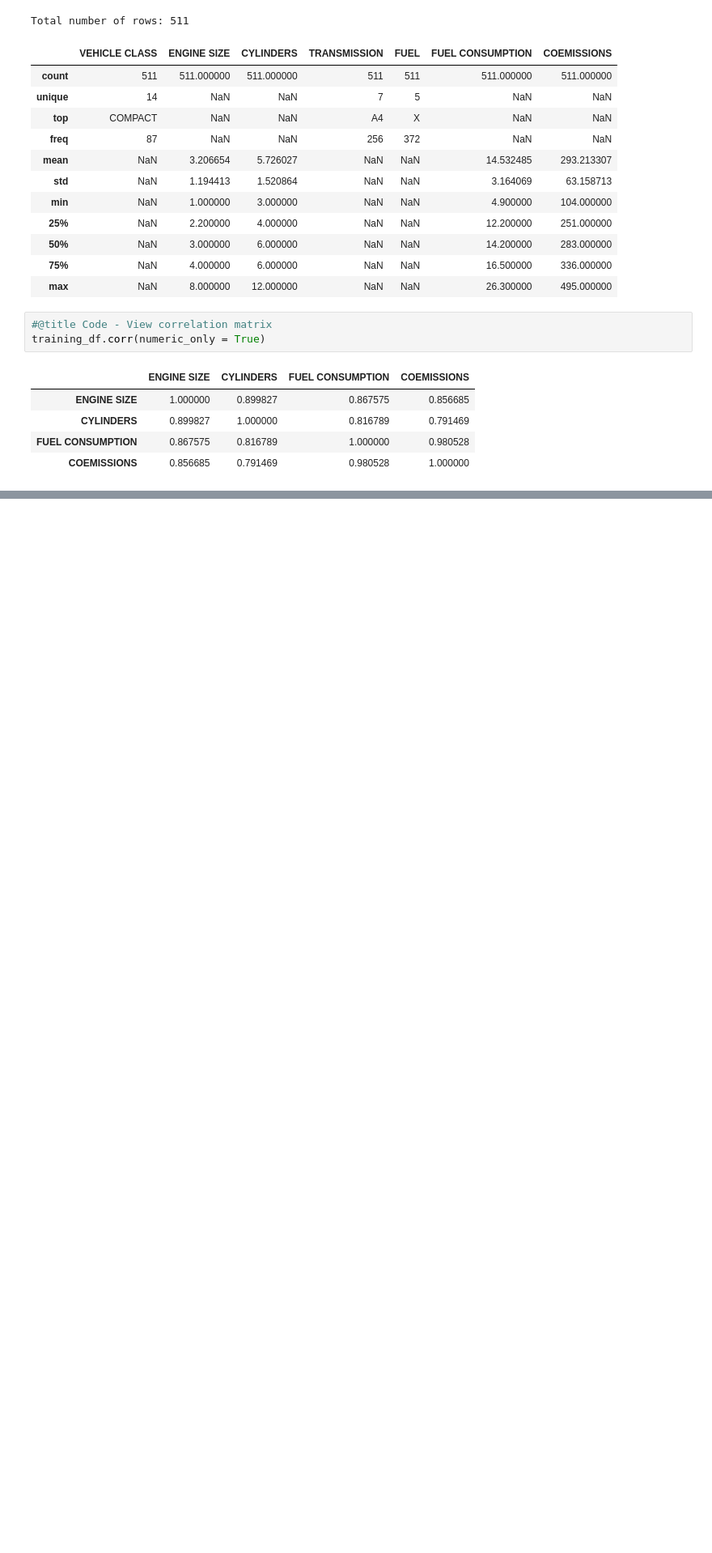
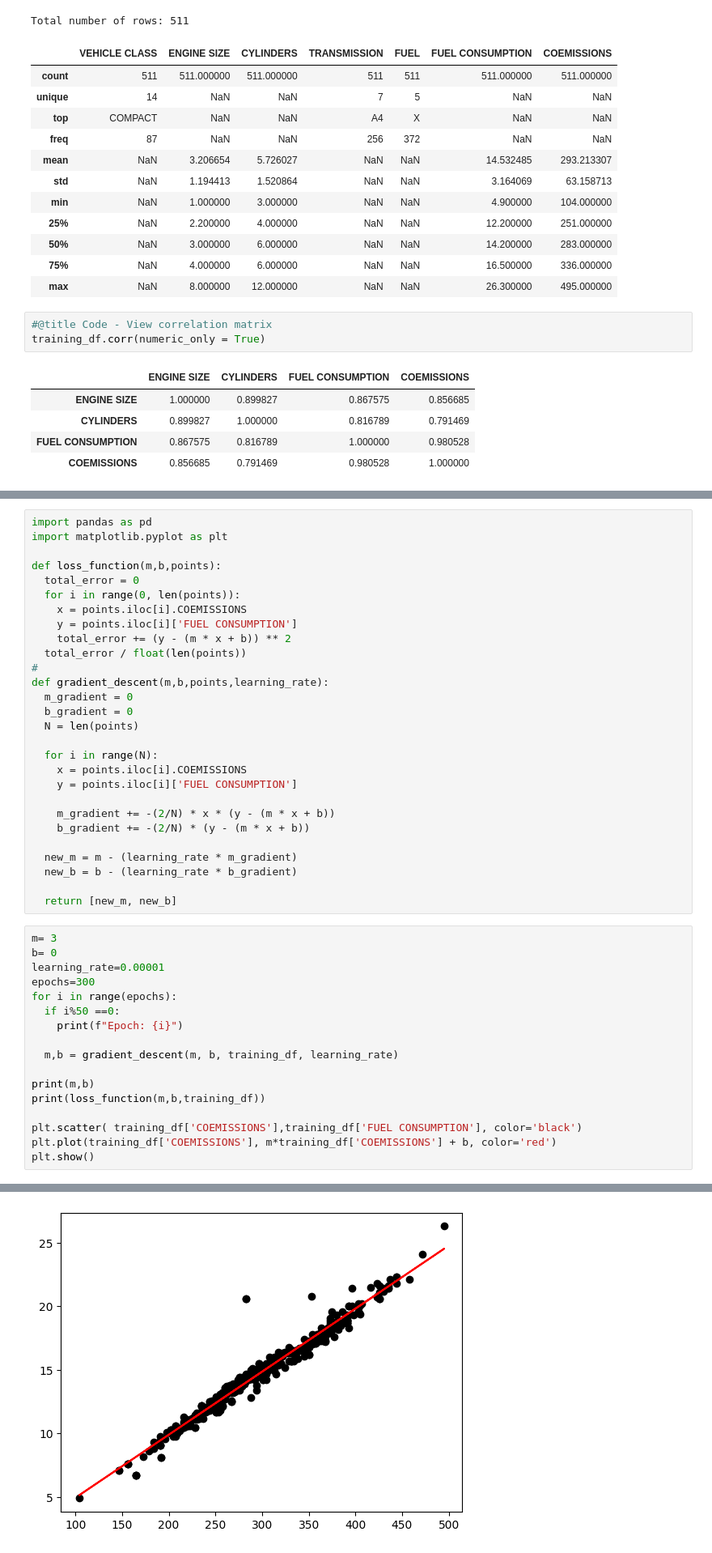
Before and after one commit to Sonipatvampire/regression_task, a Jupyter notebook: notebooks/data_exploration.ipynb, the cells around one changed output, grey strips where cells are left out. Shown at 81% size. Saved outputs shown, nothing was run; the diff lists cells and outputs as text; blank space fills up the shorter version.

```diff
--- a/notebooks/data_exploration.ipynb
+++ b/notebooks/data_exploration.ipynb
@@ -112,0 +113,46 @@ sns.pairplot(training_df, x_vars=["FUEL CONSUMPTION", "ENGINE SIZE", "CYLINDERS"
+# %%
+import pandas as pd
+import matplotlib.pyplot as plt
+
+def loss_function(m,b,points):
+  total_error = 0
+  for i in range(0, len(points)):
+    x = points.iloc[i].COEMISSIONS
+    y = points.iloc[i]['FUEL CONSUMPTION']
+    total_error += (y - (m * x + b)) ** 2
+  total_error / float(len(points))
+#
+def gradient_descent(m,b,points,learning_rate):
+  m_gradient = 0
+  b_gradient = 0
+  N = len(points)
+
+  for i in range(N):
+    x = points.iloc[i].COEMISSIONS
+    y = points.iloc[i]['FUEL CONSUMPTION']
+
+    m_gradient += -(2/N) * x * (y - (m * x + b))
+    b_gradient += -(2/N) * (y - (m * x + b))
+
+  new_m = m - (learning_rate * m_gradient)
+  new_b = b - (learning_rate * b_gradient)
+
+  return [new_m, new_b]
+# %%
+m= 3
+b= 0
+learning_rate=0.00001
+epochs=300
+for i in range(epochs):
+  if i%50 ==0:
+    print(f"Epoch: {i}")
+
+  m,b = gradient_descent(m, b, training_df, learning_rate)
+
+print(m,b)
+print(loss_function(m,b,training_df))
+
+plt.scatter( training_df['COEMISSIONS'],training_df['FUEL CONSUMPTION'], color='black')
+plt.plot(training_df['COEMISSIONS'], m*training_df['COEMISSIONS'] + b, color='red')
+plt.show()
+# %% [output]
@@ -112,0 +167 @@ sns.pairplot(training_df, x_vars=["FUEL CONSUMPTION", "ENGINE SIZE", "CYLINDERS"
+[figure, added]
```
Also changed, not shown: parts of 3 cells of this notebook, 8 other files.
